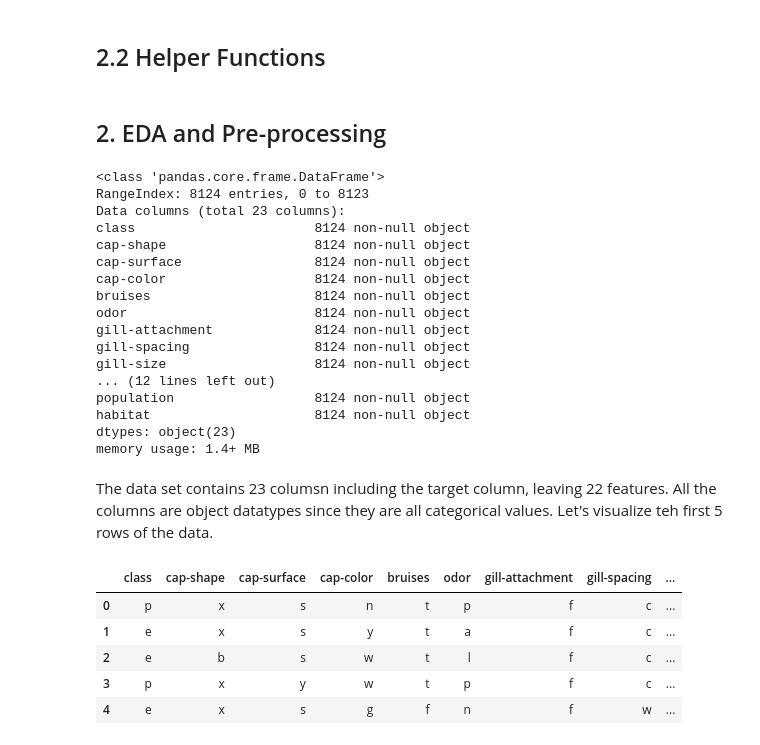
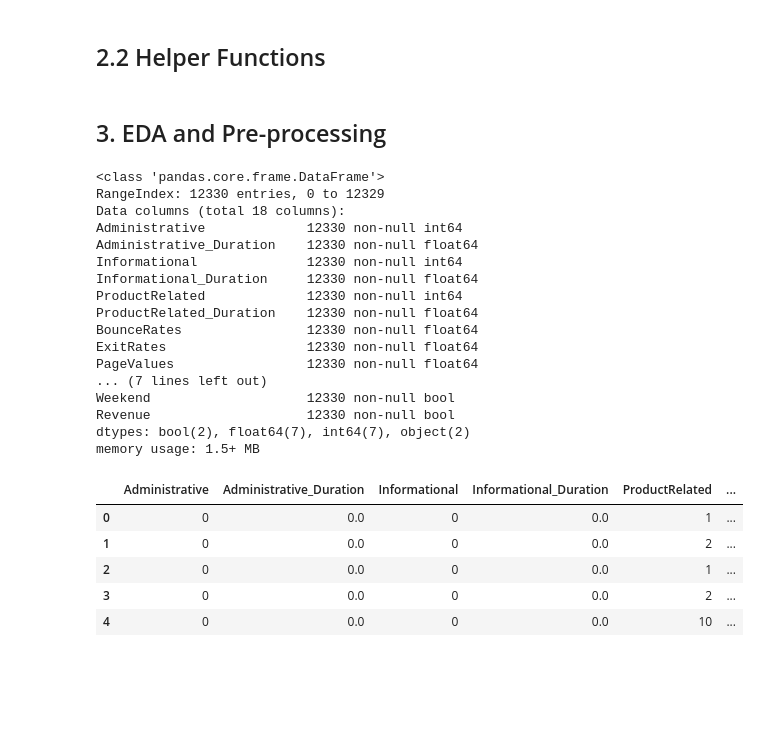
Before and after one commit to a123priya/dsc-mod-5-project-online-ds-pt-021119, a Jupyter notebook: student.ipynb, the cells around one changed output. Drawn from its saved outputs; the diff is of its cells as text; code cells hidden in the pictures; blank space fills up the shorter version.

```diff
--- a/student.ipynb
+++ b/student.ipynb
@@ -79,41 +56,39 @@ def best_k(X_train, y_train, X_test, y_test, min_k=1, max_k=10):
             best_k = k
             best_score = f1
 # %% [markdown]
-## 2. EDA and Pre-processing
+## 3. EDA and Pre-processing
 # %%
 #Load the file into a pandas data frame.
-data = pd.read_csv("mushrooms.csv")
+data = pd.read_csv("online_shoppers_intention.csv")
 #Get structural information of the data set.
 data.info()
 # %% [output]
 <class 'pandas.core.frame.DataFrame'>
-RangeIndex: 8124 entries, 0 to 8123
-Data columns (total 23 columns):
-class                       8124 non-null object
-cap-shape                   8124 non-null object
-cap-surface                 8124 non-null object
-cap-color                   8124 non-null object
-bruises                     8124 non-null object
-odor                        8124 non-null object
-gill-attachment             8124 non-null object
-gill-spacing                8124 non-null object
-gill-size                   8124 non-null object
-... (12 lines left out)
-population                  8124 non-null object
-habitat                     8124 non-null object
-dtypes: object(23)
-memory usage: 1.4+ MB
+RangeIndex: 12330 entries, 0 to 12329
+Data columns (total 18 columns):
+Administrative             12330 non-null int64
+Administrative_Duration    12330 non-null float64
+Informational              12330 non-null int64
+Informational_Duration     12330 non-null float64
+ProductRelated             12330 non-null int64
+ProductRelated_Duration    12330 non-null float64
+BounceRates                12330 non-null float64
+ExitRates                  12330 non-null float64
+PageValues                 12330 non-null float64
+... (7 lines left out)
+Weekend                    12330 non-null bool
+Revenue                    12330 non-null bool
+dtypes: bool(2), float64(7), int64(7), object(2)
+memory usage: 1.5+ MB
-# %% [markdown]
-The data set contains 23 columsn including the target column, leaving 22 features. All the columns are object datatypes since they are all categorical values. Let's visualize teh first 5 rows of the data.
 # %%
-#Visualize first 5 rows of data of the first 13 columns.
-data.head().iloc[:,:13]
+#Visualize first 5 rows of data of the first 9 columns.
+data.head().iloc[:,:9]
 # %% [output]
-|  | class | cap-shape | cap-surface | cap-color | bruises | odor | gill-attachment | gill-spacing | ... |
-| 0 | p | x | s | n | t | p | f | c | ... |
-| 1 | e | x | s | y | t | a | f | c | ... |
-| 2 | e | b | s | w | t | l | f | c | ... |
-| 3 | p | x | y | w | t | p | f | c | ... |
-| 4 | e | x | s | g | f | n | f | w | ... |
+|  | Administrative | Administrative_Duration | Informational | Informational_Duration | ProductRelated | ... |
+| 0 | 0 | 0.0 | 0 | 0.0 | 1 | ... |
+| 1 | 0 | 0.0 | 0 | 0.0 | 2 | ... |
+| 2 | 0 | 0.0 | 0 | 0.0 | 1 | ... |
+| 3 | 0 | 0.0 | 0 | 0.0 | 2 | ... |
+| 4 | 0 | 0.0 | 0 | 0.0 | 10 | ... |
 # %%
 #Visualize first 5 rows of data of the remaining columns.
```
Also changed, not shown: parts of 31 cells of this notebook, 2 other files.
